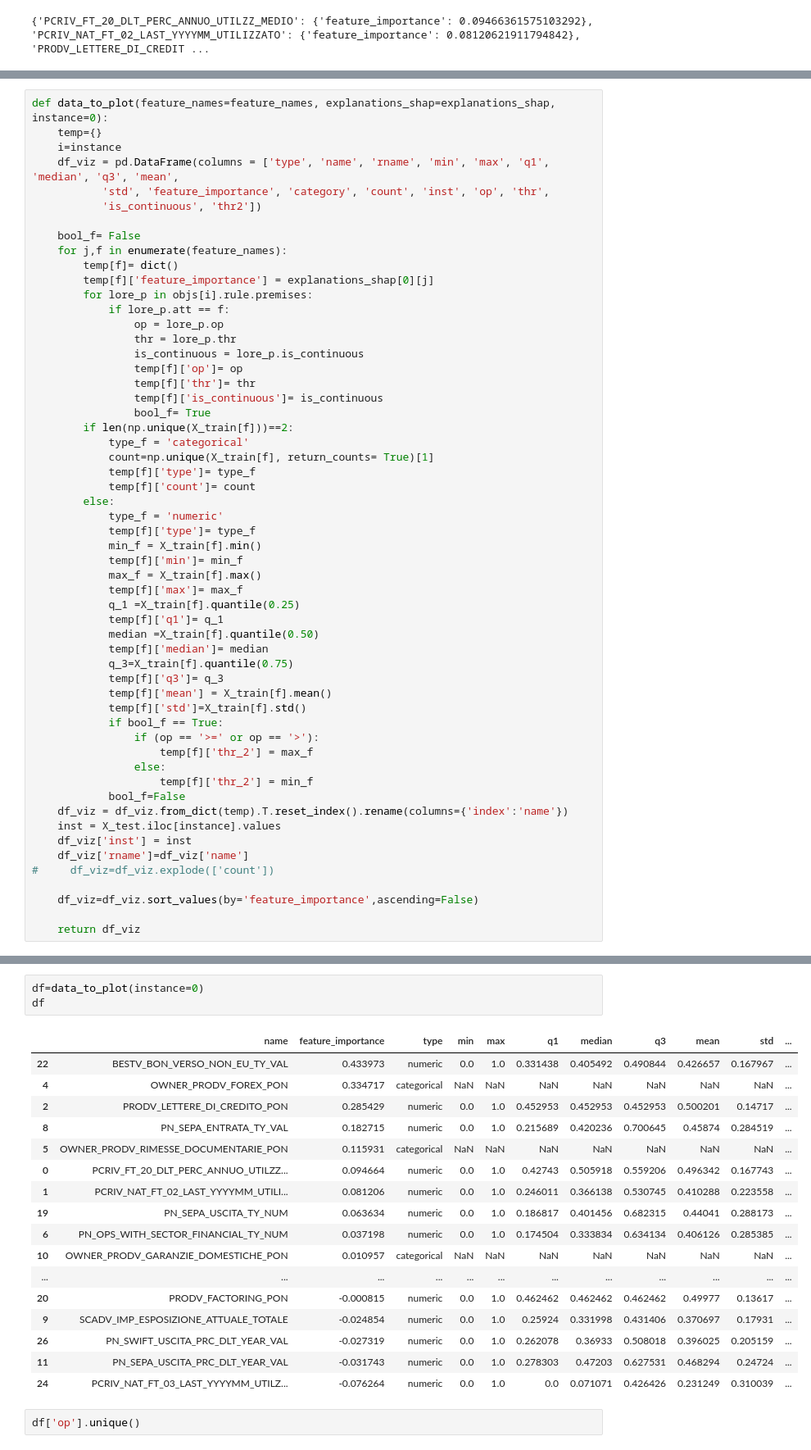
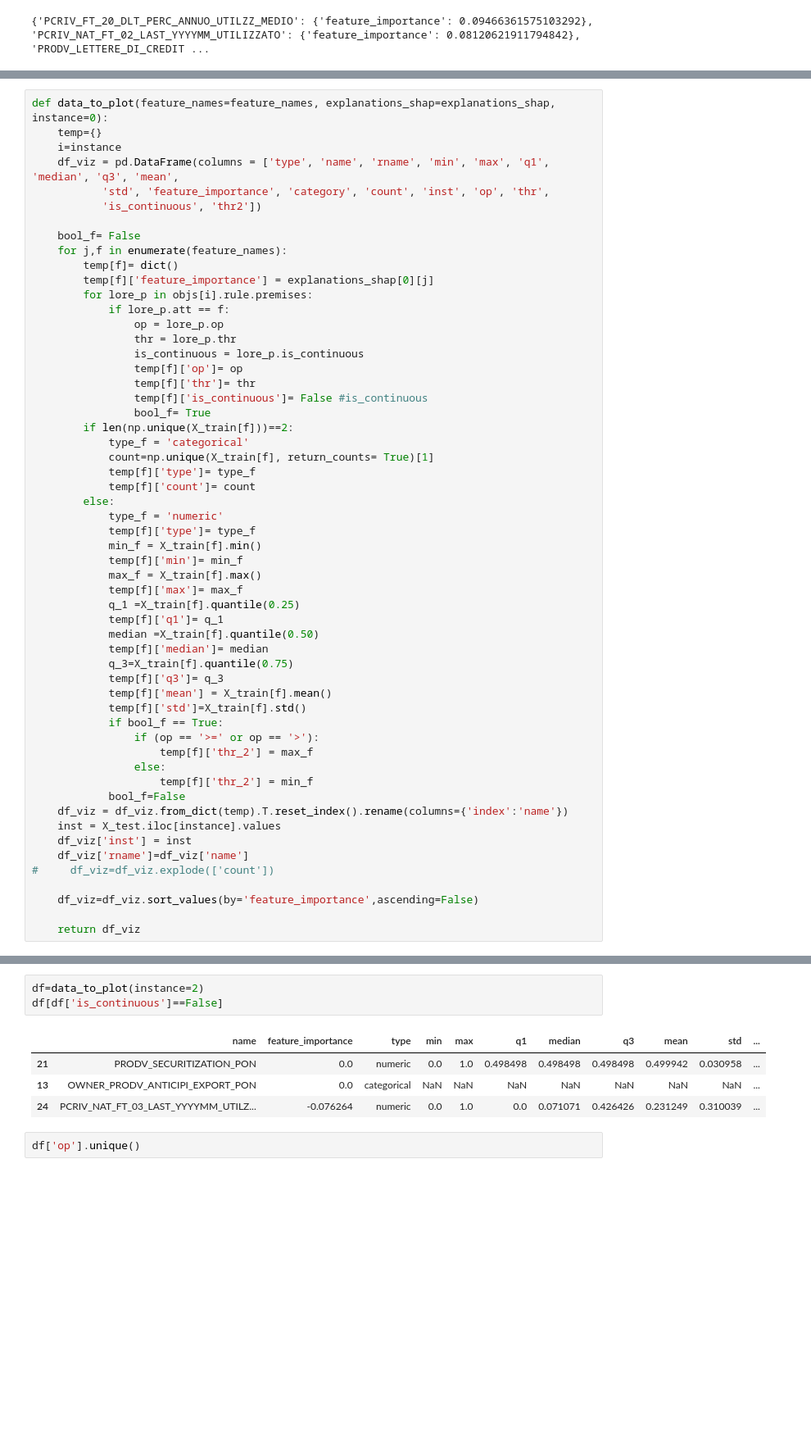
Before and after one commit to Elecapp/xai-visualization_rules_fi, a Jupyter notebook: notebooks/narets_c.ipynb, the cells around one changed output, grey strips where cells are left out. Shown at 82% size. Saved outputs shown, nothing was run; the diff lists cells and outputs as text; blank space fills up the shorter version.

```diff
--- a/notebooks/narets_c.ipynb
+++ b/notebooks/narets_c.ipynb
@@ -453,7 +146,7 @@ def data_to_plot(feature_names=feature_names, explanations_shap=explanations_sha
                 is_continuous = lore_p.is_continuous
                 temp[f]['op']= op
                 temp[f]['thr']= thr
-                temp[f]['is_continuous']= is_continuous
+                temp[f]['is_continuous']= False #is_continuous
                 bool_f= True
         if len(np.unique(X_train[f]))==2:
             type_f = 'categorical'
@@ -496,23 +501,10 @@ if (df['count'][4:5].values[0][0]==0 and df['count'][4:5].values[0][1]==1):
 # %%
-df=data_to_plot(instance=0)
-df
+df=data_to_plot(instance=2)
+df[df['is_continuous']==False]
 # %% [output]
 |  | name | feature_importance | type | min | max | q1 | median | q3 | mean | std | ... |
-| 22 | BESTV_BON_VERSO_NON_EU_TY_VAL | 0.433973 | numeric | 0.0 | 1.0 | 0.331438 | 0.405492 | 0.490844 | 0.426657 | 0.167967 | ... |
-| 4 | OWNER_PRODV_FOREX_PON | 0.334717 | categorical | NaN | NaN | NaN | NaN | NaN | NaN | NaN | ... |
-| 2 | PRODV_LETTERE_DI_CREDITO_PON | 0.285429 | numeric | 0.0 | 1.0 | 0.452953 | 0.452953 | 0.452953 | 0.500201 | 0.14717 | ... |
-| 8 | PN_SEPA_ENTRATA_TY_VAL | 0.182715 | numeric | 0.0 | 1.0 | 0.215689 | 0.420236 | 0.700645 | 0.45874 | 0.284519 | ... |
-| 5 | OWNER_PRODV_RIMESSE_DOCUMENTARIE_PON | 0.115931 | categorical | NaN | NaN | NaN | NaN | NaN | NaN | NaN | ... |
-| 0 | PCRIV_FT_20_DLT_PERC_ANNUO_UTILZZ... | 0.094664 | numeric | 0.0 | 1.0 | 0.42743 | 0.505918 | 0.559206 | 0.496342 | 0.167743 | ... |
-| 1 | PCRIV_NAT_FT_02_LAST_YYYYMM_UTILI... | 0.081206 | numeric | 0.0 | 1.0 | 0.246011 | 0.366138 | 0.530745 | 0.410288 | 0.223558 | ... |
-| 19 | PN_SEPA_USCITA_TY_NUM | 0.063634 | numeric | 0.0 | 1.0 | 0.186817 | 0.401456 | 0.682315 | 0.44041 | 0.288173 | ... |
-| 6 | PN_OPS_WITH_SECTOR_FINANCIAL_TY_NUM | 0.037198 | numeric | 0.0 | 1.0 | 0.174504 | 0.333834 | 0.634134 | 0.406126 | 0.285385 | ... |
-| 10 | OWNER_PRODV_GARANZIE_DOMESTICHE_PON | 0.010957 | categorical | NaN | NaN | NaN | NaN | NaN | NaN | NaN | ... |
-| ... | ... | ... | ... | ... | ... | ... | ... | ... | ... | ... | ... |
-| 20 | PRODV_FACTORING_PON | -0.000815 | numeric | 0.0 | 1.0 | 0.462462 | 0.462462 | 0.462462 | 0.49977 | 0.13617 | ... |
-| 9 | SCADV_IMP_ESPOSIZIONE_ATTUALE_TOTALE | -0.024854 | numeric | 0.0 | 1.0 | 0.25924 | 0.331998 | 0.431406 | 0.370697 | 0.17931 | ... |
-| 26 | PN_SWIFT_USCITA_PRC_DLT_YEAR_VAL | -0.027319 | numeric | 0.0 | 1.0 | 0.262078 | 0.36933 | 0.508018 | 0.396025 | 0.205159 | ... |
-| 11 | PN_SEPA_USCITA_PRC_DLT_YEAR_VAL | -0.031743 | numeric | 0.0 | 1.0 | 0.278303 | 0.47203 | 0.627531 | 0.468294 | 0.24724 | ... |
+| 21 | PRODV_SECURITIZATION_PON | 0.0 | numeric | 0.0 | 1.0 | 0.498498 | 0.498498 | 0.498498 | 0.499942 | 0.030958 | ... |
+| 13 | OWNER_PRODV_ANTICIPI_EXPORT_PON | 0.0 | categorical | NaN | NaN | NaN | NaN | NaN | NaN | NaN | ... |
 | 24 | PCRIV_NAT_FT_03_LAST_YYYYMM_UTILZ... | -0.076264 | numeric | 0.0 | 1.0 | 0.0 | 0.071071 | 0.426426 | 0.231249 | 0.310039 | ... |
 # %%
 df['op'].unique()
```
Also changed, not shown: parts of 4 cells of this notebook.
